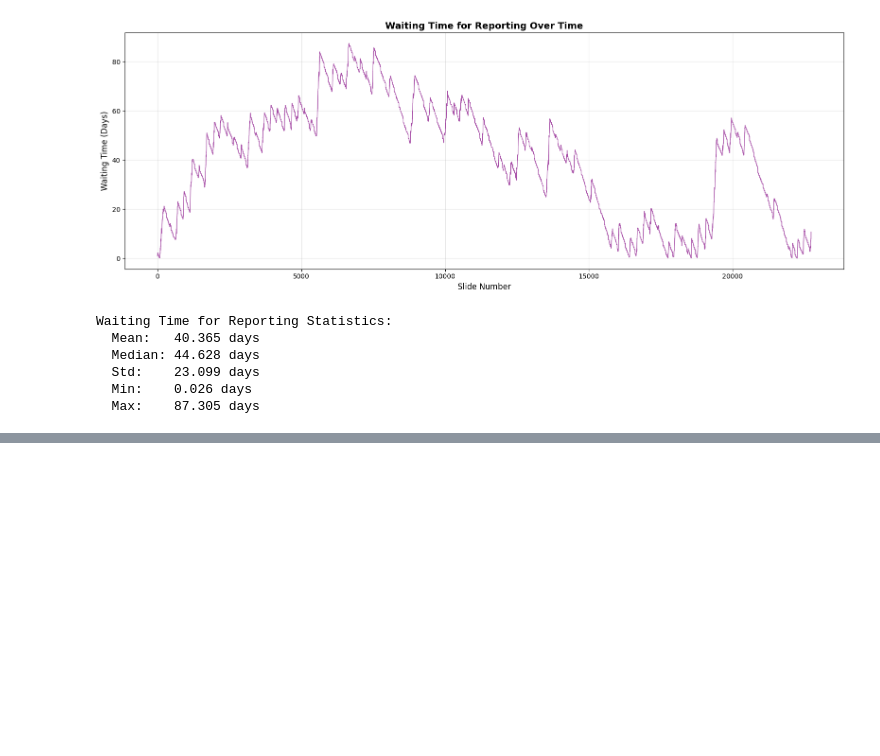
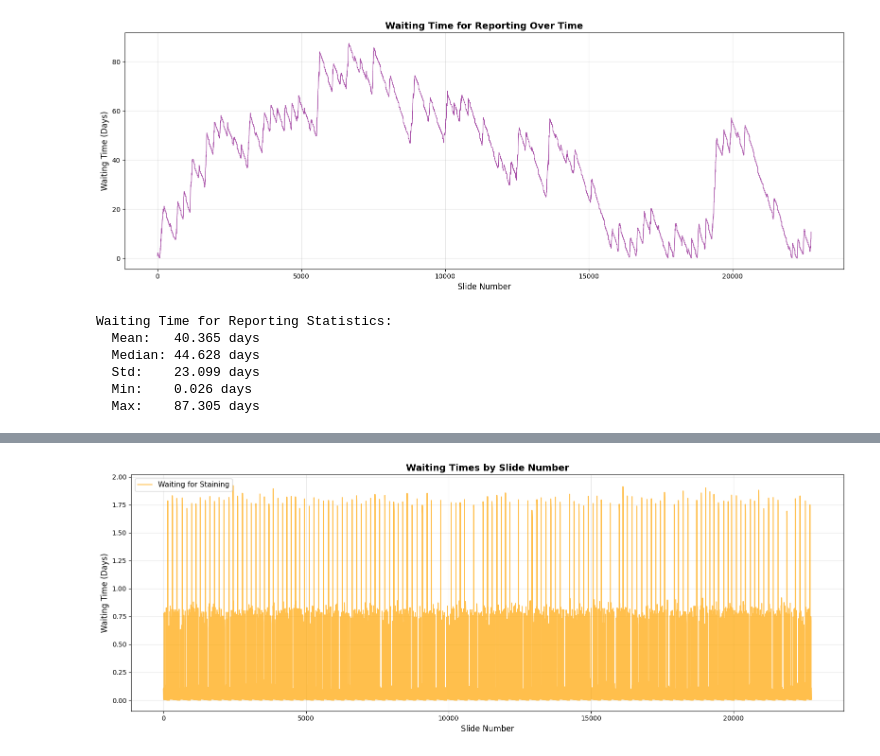
Before and after one commit to Ox-AIIMSBhopal-CaCx-Sim/real_world_sim, a Jupyter notebook: plotting.ipynb, the cells around one changed output, grey strips where cells are left out. Saved outputs shown, nothing was run; the diff lists cells and outputs as text; code cells hidden in the pictures; blank space fills up the shorter version.

```diff
--- a/plotting.ipynb
+++ b/plotting.ipynb
@@ -76,0 +104,19 @@ Waiting Time for Reporting Statistics:
+# %%
+# Plot both waiting times together
+plt.figure(figsize=(16, 6))
+
+plt.plot(df.index, df['waiting_for_staining_days'], label='Waiting for Staining',
+         linewidth=1.5, alpha=0.7, color='orange')
+
+
+plt.xlabel('Slide Number', fontsize=12)
+plt.ylabel('Waiting Time (Days)', fontsize=12)
+plt.title('Waiting Times by Slide Number', fontsize=14, fontweight='bold')
+plt.legend(loc='best', fontsize=11)
+plt.grid(True, alpha=0.3)
+plt.tight_layout()
+plt.show()
+
+# Summary statistics comparison
+# %% [output]
+[figure, added]
```
Also changed, not shown: parts of 1 cell of this notebook, 8 other files.
